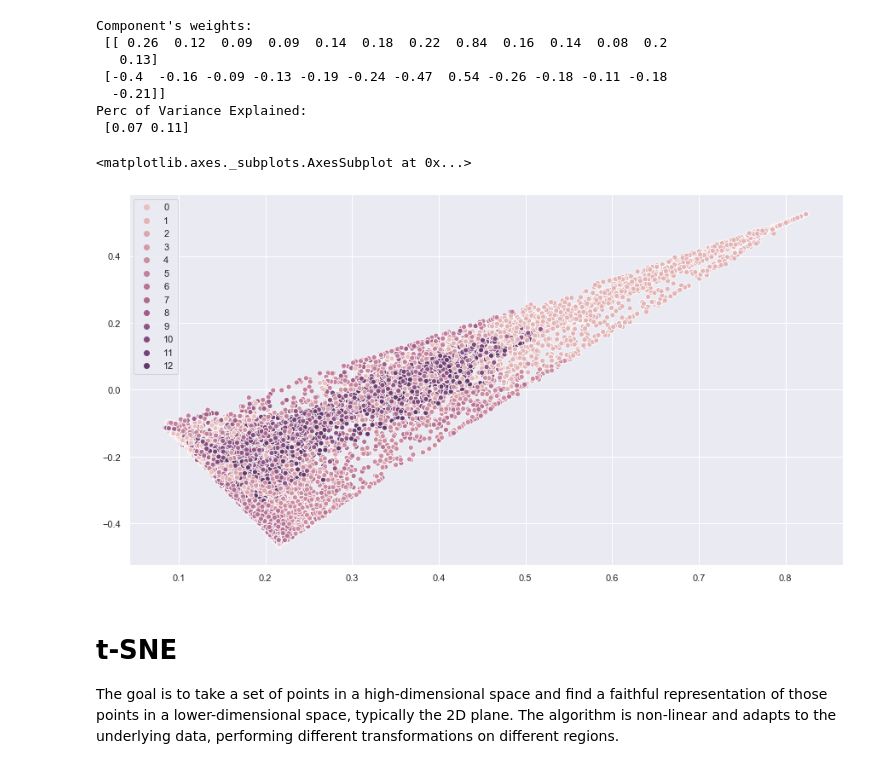
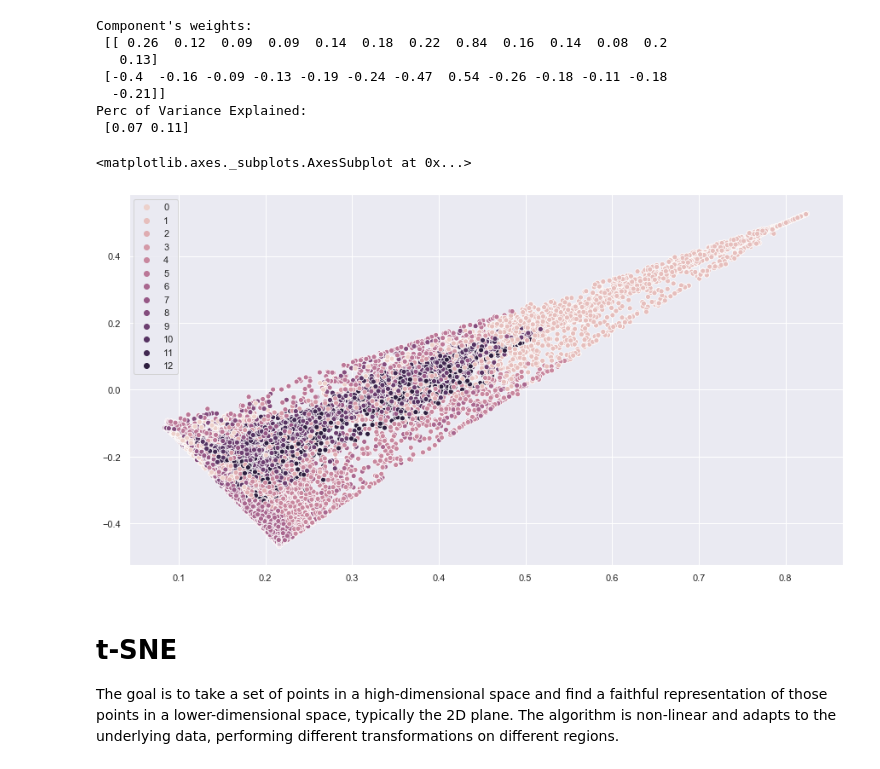
Before and after one commit to mellymillionz/Congressional_Bill_Passage_Analysis, a Jupyter notebook: Completed_LDA_Topics.ipynb, the cells around one changed output. Cells and saved outputs as stored; diff of their text form; code cells hidden in the pictures.

```diff
--- a/Completed_LDA_Topics.ipynb
+++ b/Completed_LDA_Topics.ipynb
@@ -652,18 +652,20 @@ Component's weights:
 Perc of Variance Explained:
  [0.07 0.11]
 # %%
+import matplotlib
 palette = sns.color_palette("RdYlBu")
+matplotlib.colors.to_rgba
 
 cmap = sns.cubehelix_palette(dark=.3, light=.8, as_cmap=True)
 
 x = lda_output_svd[:, 0]
 y = lda_output_svd[:, 1]
 
 plt.figure(figsize=(15,8))
-sns.scatterplot(x, y, hue=clusters, legend='full', palette=cmap)
+sns.scatterplot(x, y, hue=clusters, legend='full')
 # %% [output]
 <matplotlib.axes._subplots.AxesSubplot at 0x...>
-[figure, old version]
+[figure, new version]
 # %% [markdown]
 # **t-SNE**
 
```
Also changed, not shown: parts of 4 cells of this notebook.
